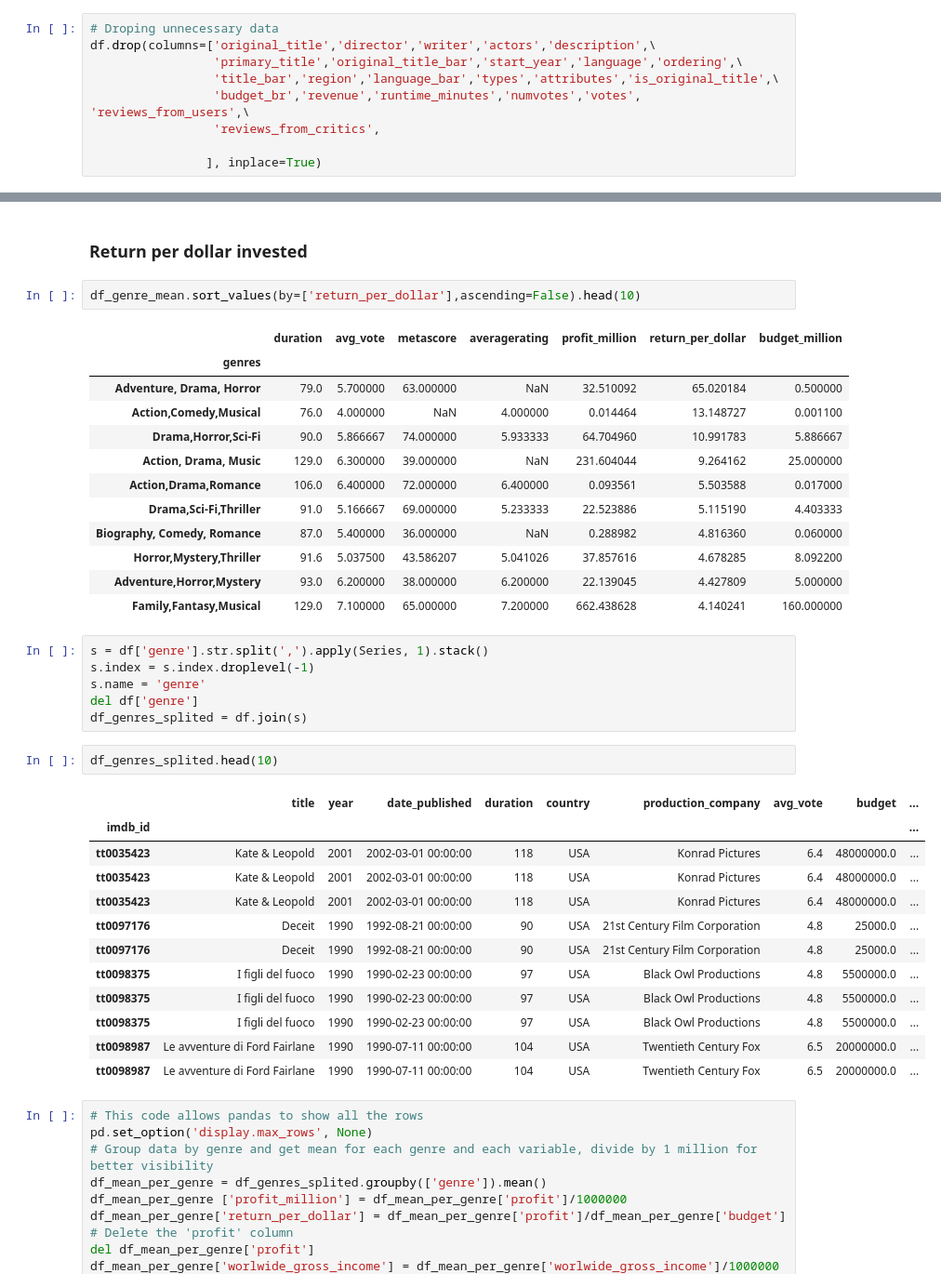
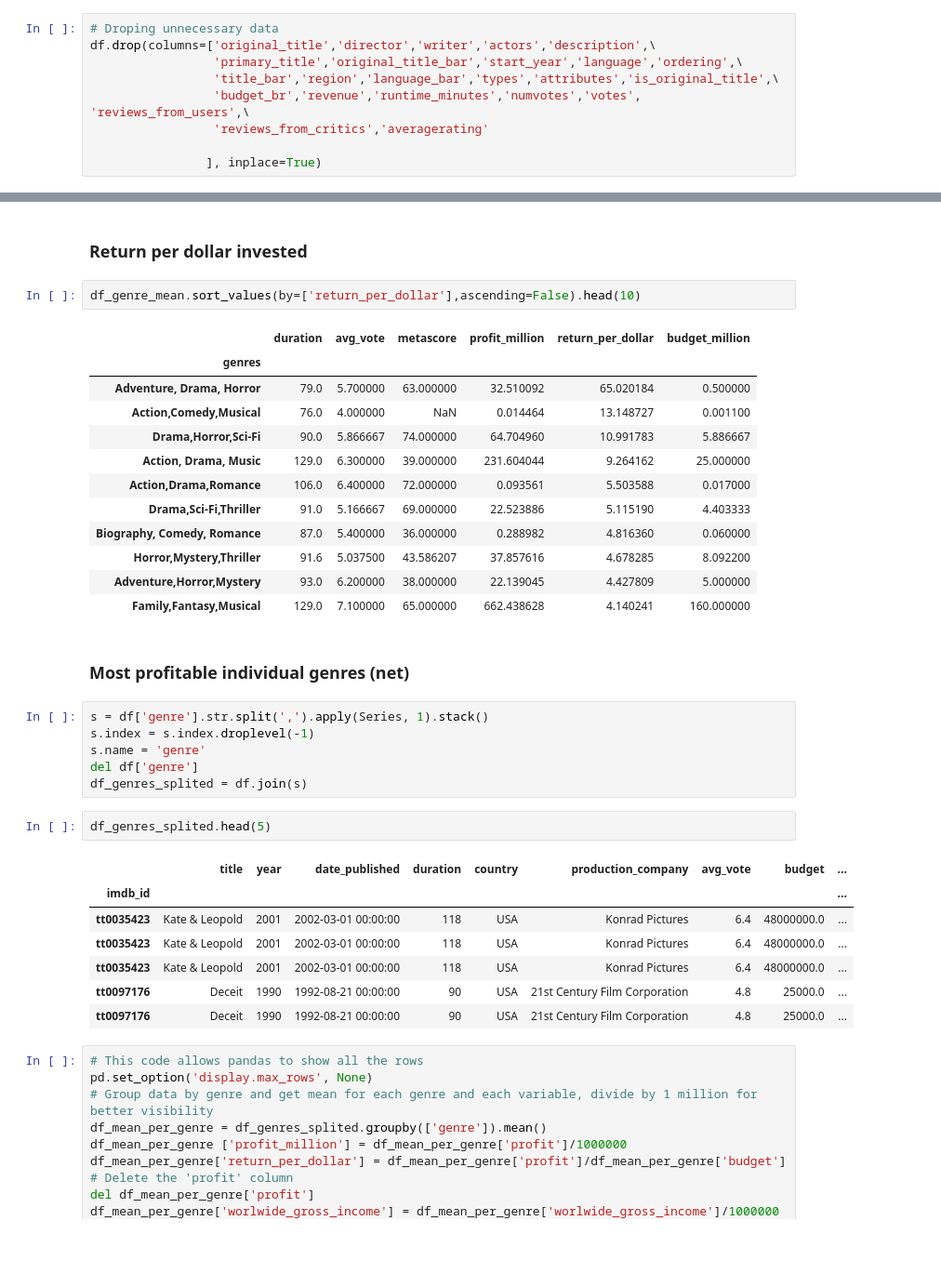
Before and after one commit to Ismaeltrevi/project-cinema, a Jupyter notebook: student.ipynb, the cells around one changed output, grey strips where cells are left out. Shown at 93% size. Saved outputs shown, nothing was run; the diff lists cells and outputs as text; blank space fills up the shorter version.

Commit message:
fixes the profit by reveny section

```diff
--- a/student.ipynb
+++ b/student.ipynb
@@ -317,7 +317,7 @@ df.drop(columns=['original_title','director','writer','actors','description',\
                  'primary_title','original_title_bar','start_year','language','ordering',\
                  'title_bar','region','language_bar','types','attributes','is_original_title',\
                  'budget_br','revenue','runtime_minutes','numvotes','votes', 'reviews_from_users',\
-                 'reviews_from_critics',
+                 'reviews_from_critics','averagerating'
 
                 ], inplace=True)
 # %%
@@ -813,18 +800,20 @@ df_genre_mean.sort_values(by=['profit_million'],ascending=False).head(10)
 # %%
 df_genre_mean.sort_values(by=['return_per_dollar'],ascending=False).head(10)
 # %% [output]
-|  | duration | avg_vote | metascore | averagerating | profit_million | return_per_dollar | budget_million |
-| genres |  |  |  |  |  |  |  |
-| Adventure, Drama, Horror | 79.0 | 5.700000 | 63.000000 | NaN | 32.510092 | 65.020184 | 0.500000 |
-| Action,Comedy,Musical | 76.0 | 4.000000 | NaN | 4.000000 | 0.014464 | 13.148727 | 0.001100 |
-| Drama,Horror,Sci-Fi | 90.0 | 5.866667 | 74.000000 | 5.933333 | 64.704960 | 10.991783 | 5.886667 |
-| Action, Drama, Music | 129.0 | 6.300000 | 39.000000 | NaN | 231.604044 | 9.264162 | 25.000000 |
-| Action,Drama,Romance | 106.0 | 6.400000 | 72.000000 | 6.400000 | 0.093561 | 5.503588 | 0.017000 |
-| Drama,Sci-Fi,Thriller | 91.0 | 5.166667 | 69.000000 | 5.233333 | 22.523886 | 5.115190 | 4.403333 |
-| Biography, Comedy, Romance | 87.0 | 5.400000 | 36.000000 | NaN | 0.288982 | 4.816360 | 0.060000 |
-| Horror,Mystery,Thriller | 91.6 | 5.037500 | 43.586207 | 5.041026 | 37.857616 | 4.678285 | 8.092200 |
-| Adventure,Horror,Mystery | 93.0 | 6.200000 | 38.000000 | 6.200000 | 22.139045 | 4.427809 | 5.000000 |
-| Family,Fantasy,Musical | 129.0 | 7.100000 | 65.000000 | 7.200000 | 662.438628 | 4.140241 | 160.000000 |
+|  | duration | avg_vote | metascore | profit_million | return_per_dollar | budget_million |
+| genres |  |  |  |  |  |  |
+| Adventure, Drama, Horror | 79.0 | 5.700000 | 63.000000 | 32.510092 | 65.020184 | 0.500000 |
+| Action,Comedy,Musical | 76.0 | 4.000000 | NaN | 0.014464 | 13.148727 | 0.001100 |
+| Drama,Horror,Sci-Fi | 90.0 | 5.866667 | 74.000000 | 64.704960 | 10.991783 | 5.886667 |
+| Action, Drama, Music | 129.0 | 6.300000 | 39.000000 | 231.604044 | 9.264162 | 25.000000 |
+| Action,Drama,Romance | 106.0 | 6.400000 | 72.000000 | 0.093561 | 5.503588 | 0.017000 |
+| Drama,Sci-Fi,Thriller | 91.0 | 5.166667 | 69.000000 | 22.523886 | 5.115190 | 4.403333 |
+| Biography, Comedy, Romance | 87.0 | 5.400000 | 36.000000 | 0.288982 | 4.816360 | 0.060000 |
+| Horror,Mystery,Thriller | 91.6 | 5.037500 | 43.586207 | 37.857616 | 4.678285 | 8.092200 |
+| Adventure,Horror,Mystery | 93.0 | 6.200000 | 38.000000 | 22.139045 | 4.427809 | 5.000000 |
+| Family,Fantasy,Musical | 129.0 | 7.100000 | 65.000000 | 662.438628 | 4.140241 | 160.000000 |
+# %% [markdown]
+### Most profitable individual genres (net)
 # %%
 s = df['genre'].str.split(',').apply(Series, 1).stack()
 s.index = s.index.droplevel(-1)
@@ -832,20 +821,15 @@ s.name = 'genre'
 del df['genre']
 df_genres_splited = df.join(s)
 # %%
-df_genres_splited.head(10)
+df_genres_splited.head(5)
 # %% [output]
 |  | title | year | date_published | duration | country | production_company | avg_vote | budget | ... |
 | imdb_id |  |  |  |  |  |  |  |  | ... |
 | tt0035423 | Kate & Leopold | 2001 | 2002-03-01 00:00:00 | 118 | USA | Konrad Pictures | 6.4 | 48000000.0 | ... |
 | tt0035423 | Kate & Leopold | 2001 | 2002-03-01 00:00:00 | 118 | USA | Konrad Pictures | 6.4 | 48000000.0 | ... |
 | tt0035423 | Kate & Leopold | 2001 | 2002-03-01 00:00:00 | 118 | USA | Konrad Pictures | 6.4 | 48000000.0 | ... |
 | tt0097176 | Deceit | 1990 | 1992-08-21 00:00:00 | 90 | USA | 21st Century Film Corporation | 4.8 | 25000.0 | ... |
 | tt0097176 | Deceit | 1990 | 1992-08-21 00:00:00 | 90 | USA | 21st Century Film Corporation | 4.8 | 25000.0 | ... |
-| tt0098375 | I figli del fuoco | 1990 | 1990-02-23 00:00:00 | 97 | USA | Black Owl Productions | 4.8 | 5500000.0 | ... |
-| tt0098375 | I figli del fuoco | 1990 | 1990-02-23 00:00:00 | 97 | USA | Black Owl Productions | 4.8 | 5500000.0 | ... |
-| tt0098375 | I figli del fuoco | 1990 | 1990-02-23 00:00:00 | 97 | USA | Black Owl Productions | 4.8 | 5500000.0 | ... |
-| tt0098987 | Le avventure di Ford Fairlane | 1990 | 1990-07-11 00:00:00 | 104 | USA | Twentieth Century Fox | 6.5 | 20000000.0 | ... |
-| tt0098987 | Le avventure di Ford Fairlane | 1990 | 1990-07-11 00:00:00 | 104 | USA | Twentieth Century Fox | 6.5 | 20000000.0 | ... |
 # %%
 # This code allows pandas to show all the rows
 pd.set_option('display.max_rows', None)
```
Also changed, not shown: parts of 25 cells of this notebook.
